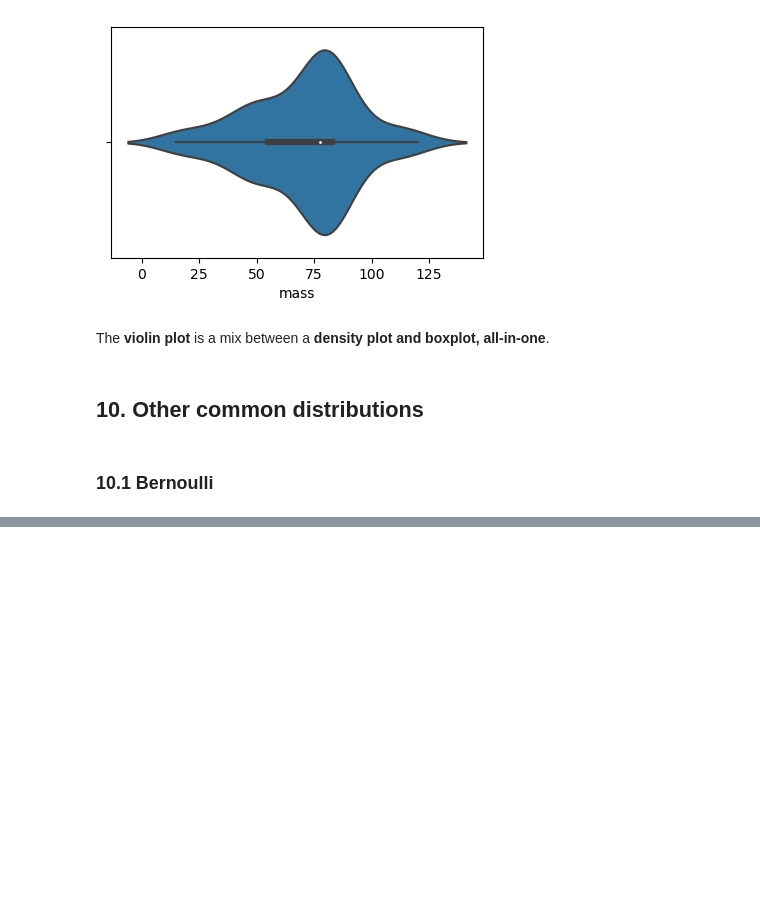
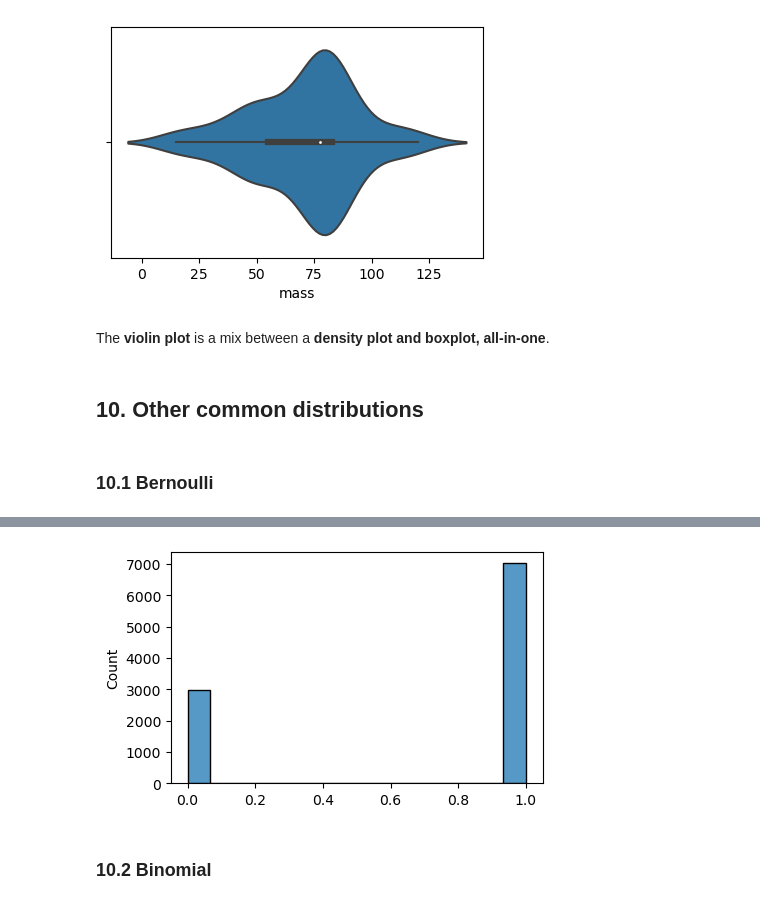
Before and after one commit to mikjf/statistics_and_experimental_design, a Jupyter notebook: basics_descriptive_statistics.ipynb, the cells around one changed output, grey strips where cells are left out. Drawn from its saved outputs; the diff is of its cells as text; code cells hidden in the pictures; blank space fills up the shorter version.

```diff
--- a/basics_descriptive_statistics.ipynb
+++ b/basics_descriptive_statistics.ipynb
@@ -816,0 +836,9 @@ The **violin plot** is a mix between a **density plot and boxplot, all-in-one**.
+# %%
+# bernoulli example
+
+# generate random numbers of a Bernoulli distribution
+from scipy.stats import bernoulli
+bern_outcomes = bernoulli.rvs(size=10000, p=0.7)
+sns.histplot(x=bern_outcomes);
+# %% [output]
+[figure, added]
@@ -816,0 +849,2 @@ The **violin plot** is a mix between a **density plot and boxplot, all-in-one**.
+# %% [markdown]
+### 10.2 Binomial
```
Also changed, not shown: parts of 25 cells of this notebook.
